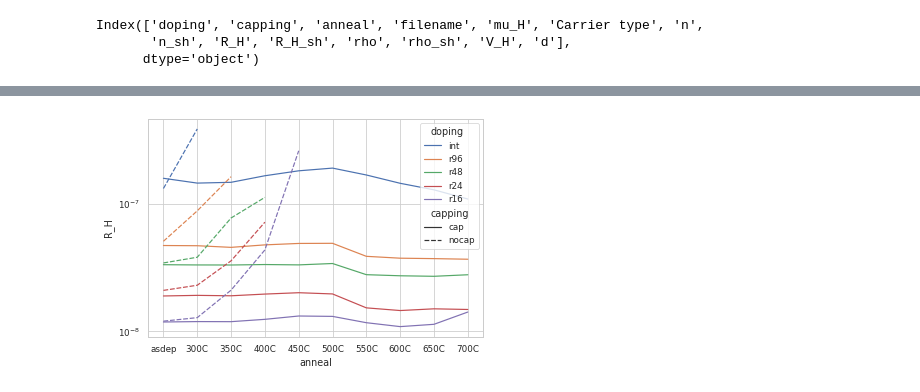
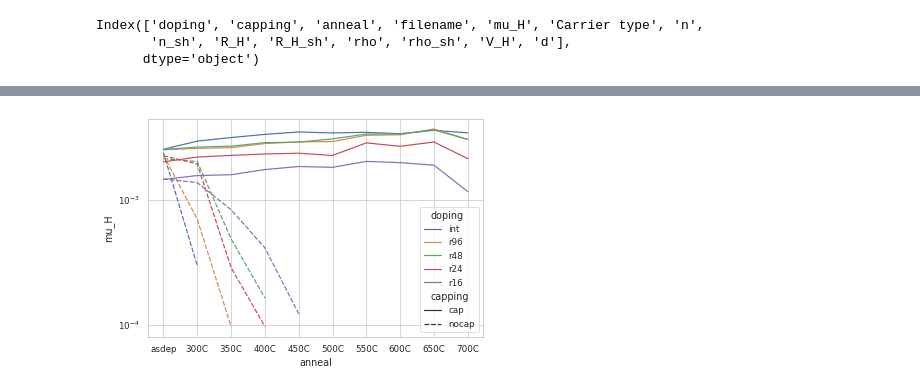
Before and after one commit to peltBartvan/msc-thesis, a Jupyter notebook: scripts/images.ipynb, the cells around one changed output, grey strips where cells are left out. Drawn from its saved outputs; the diff is of its cells as text; code cells hidden in the pictures.

Commit message:
Made some nice images in images.ipynb, fixed importing rho_c data

```diff
--- a/scripts/images.ipynb
+++ b/scripts/images.ipynb
@@ -16,6 +19,6 @@ import hall_data
 # %%
-hall = hall_data.get_df()
-hall.columns
+hall_df = hall_data.get_df()
+hall_df.columns
 # %% [output]
 Index(['doping', 'capping', 'anneal', 'filename', 'mu_H', 'Carrier type', 'n',
        'n_sh', 'R_H', 'R_H_sh', 'rho', 'rho_sh', 'V_H', 'd'],
@@ -23,13 +45,13 @@ Index(['doping', 'capping', 'anneal', 'filename', 'mu_H', 'Carrier type', 'n',
 # %%
 p = sns.lineplot(x = 'anneal',
-                y = 'R_H',
+                y = 'mu_H',
                 style = 'capping',
                 hue   = 'doping',
-                data = hall,
+                data = hall_df,
                 )
 
 p.set(yscale = 'log')
 
-p.get_figure().savefig(imagefolder + 'R_H_vs_anneal.png')
+p.get_figure().savefig(imagefolder + 'mu_H_vs_anneal.png')
 # %% [output]
-[figure, old version]
+[figure, new version]
```
Also changed, not shown: parts of 18 cells of this notebook, 1 other file.
